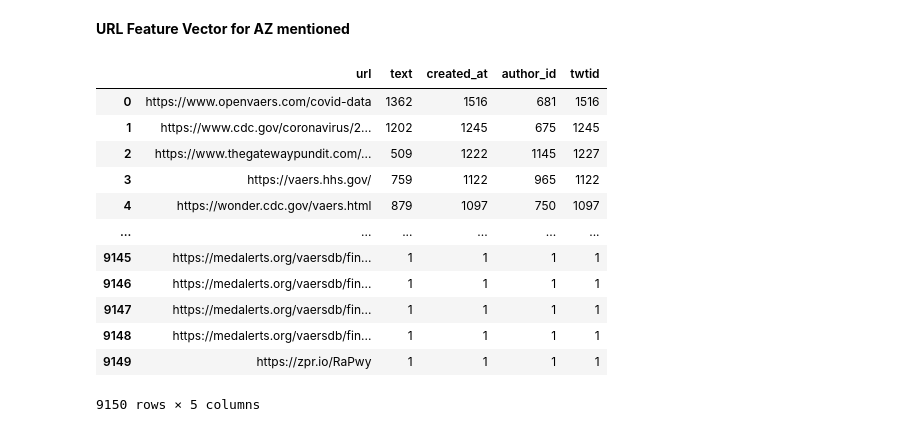
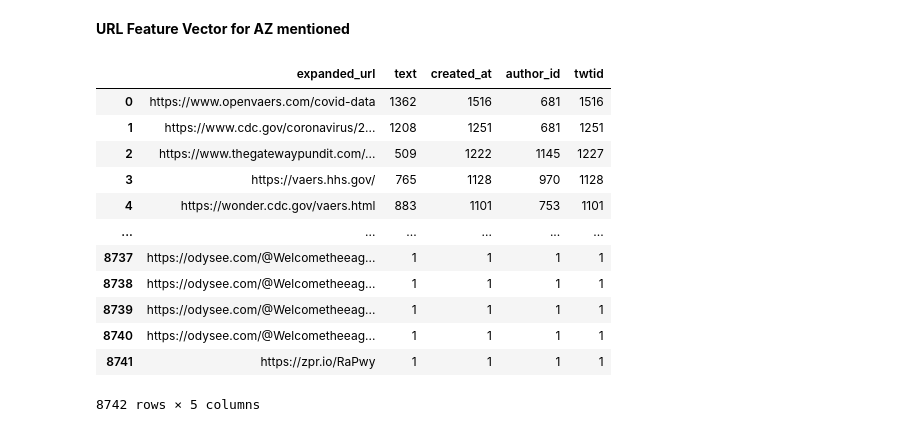
Before and after one commit to qcri/Vaccine_Disinfo, a Jupyter notebook: NEW/notebooks/VAERS_data/Twitter_Data_Analysis.ipynb, the cells around one changed output. Cells and saved outputs as stored; diff of their text form; code cells hidden in the pictures.

```diff
--- a/NEW/notebooks/VAERS_data/Twitter_Data_Analysis.ipynb
+++ b/NEW/notebooks/VAERS_data/Twitter_Data_Analysis.ipynb
@@ -232,2 +266,11 @@ urldf
 # %% [markdown]
 __Total URLs extracted: 77,556__
+# %%
+import urlexpander
+
+azresolved_links = urlexpander.expand(urldf['url'],
+                                    chunksize=1280,
+                                    n_workers=64,
+                                    cache_file='temp.json',
+                                    verbose=1,
+                                    filter_function=urlexpander.is_short)
@@ -233,0 +279,4 @@ __Total URLs extracted: 77,556__
+# %%
+urldf['expanded_url'] = azresolved_links
+urldf['resolved_domain'] = urldf['expanded_url'].apply(urlexpander.get_domain)
+urldf
@@ -244,6 +309,6 @@ __Total unique URLs extracted: 26,337__
 # %% [markdown]
 We need to remove all the URLs which are from Twitter domain
 # %%
-urldffiltered = urldf[~urldf["url"].str.contains("https://twitter.com/")].reset_index(drop=True)
+urldffiltered = urldf[urldf["resolved_domain"] != "twitter.com"].reset_index(drop=True)
 urldffiltered
 # %% [output]
@@ -271,21 +336,22 @@ urldffiltered.describe()
 # %% [markdown]
 __URL Feature Vector for AZ mentioned__
 # %%
-ftvectoraz = urldffiltered.groupby(["url"]).nunique().sort_values(["twtid"],ascending=False).reset_index()
+ftvectoraz = urldffiltered[["text","created_at","author_id","twtid","expanded_url"]] \
+    .groupby(["expanded_url"]).nunique().sort_values(["twtid"],ascending=False).reset_index()
 ftvectoraz
 
 ftvectoraz.to_csv("./az_url_feature_vector.csv",index=False)
 # %% [output]
-|  | url | text | created_at | author_id | twtid |
+|  | expanded_url | text | created_at | author_id | twtid |
 | 0 | https://www.openvaers.com/covid-data | 1362 | 1516 | 681 | 1516 |
-| 1 | https://www.cdc.gov/coronavirus/2... | 1202 | 1245 | 675 | 1245 |
+| 1 | https://www.cdc.gov/coronavirus/2... | 1208 | 1251 | 681 | 1251 |
 | 2 | https://www.thegatewaypundit.com/... | 509 | 1222 | 1145 | 1227 |
-| 3 | https://vaers.hhs.gov/ | 759 | 1122 | 965 | 1122 |
-| 4 | https://wonder.cdc.gov/vaers.html | 879 | 1097 | 750 | 1097 |
+| 3 | https://vaers.hhs.gov/ | 765 | 1128 | 970 | 1128 |
+| 4 | https://wonder.cdc.gov/vaers.html | 883 | 1101 | 753 | 1101 |
 | ... | ... | ... | ... | ... | ... |
-| 9145 | https://medalerts.org/vaersdb/fin... | 1 | 1 | 1 | 1 |
-| 9146 | https://medalerts.org/vaersdb/fin... | 1 | 1 | 1 | 1 |
-| 9147 | https://medalerts.org/vaersdb/fin... | 1 | 1 | 1 | 1 |
-| 9148 | https://medalerts.org/vaersdb/fin... | 1 | 1 | 1 | 1 |
-| 9149 | https://zpr.io/RaPwy | 1 | 1 | 1 | 1 |
+| 8737 | https://odysee.com/@Welcometheeag... | 1 | 1 | 1 | 1 |
+| 8738 | https://odysee.com/@Welcometheeag... | 1 | 1 | 1 | 1 |
+| 8739 | https://odysee.com/@Welcometheeag... | 1 | 1 | 1 | 1 |
+| 8740 | https://odysee.com/@Welcometheeag... | 1 | 1 | 1 | 1 |
+| 8741 | https://zpr.io/RaPwy | 1 | 1 | 1 | 1 |
-9150 rows × 5 columns
+8742 rows × 5 columns
```
Also changed, not shown: parts of 16 cells of this notebook, 4 other files.
